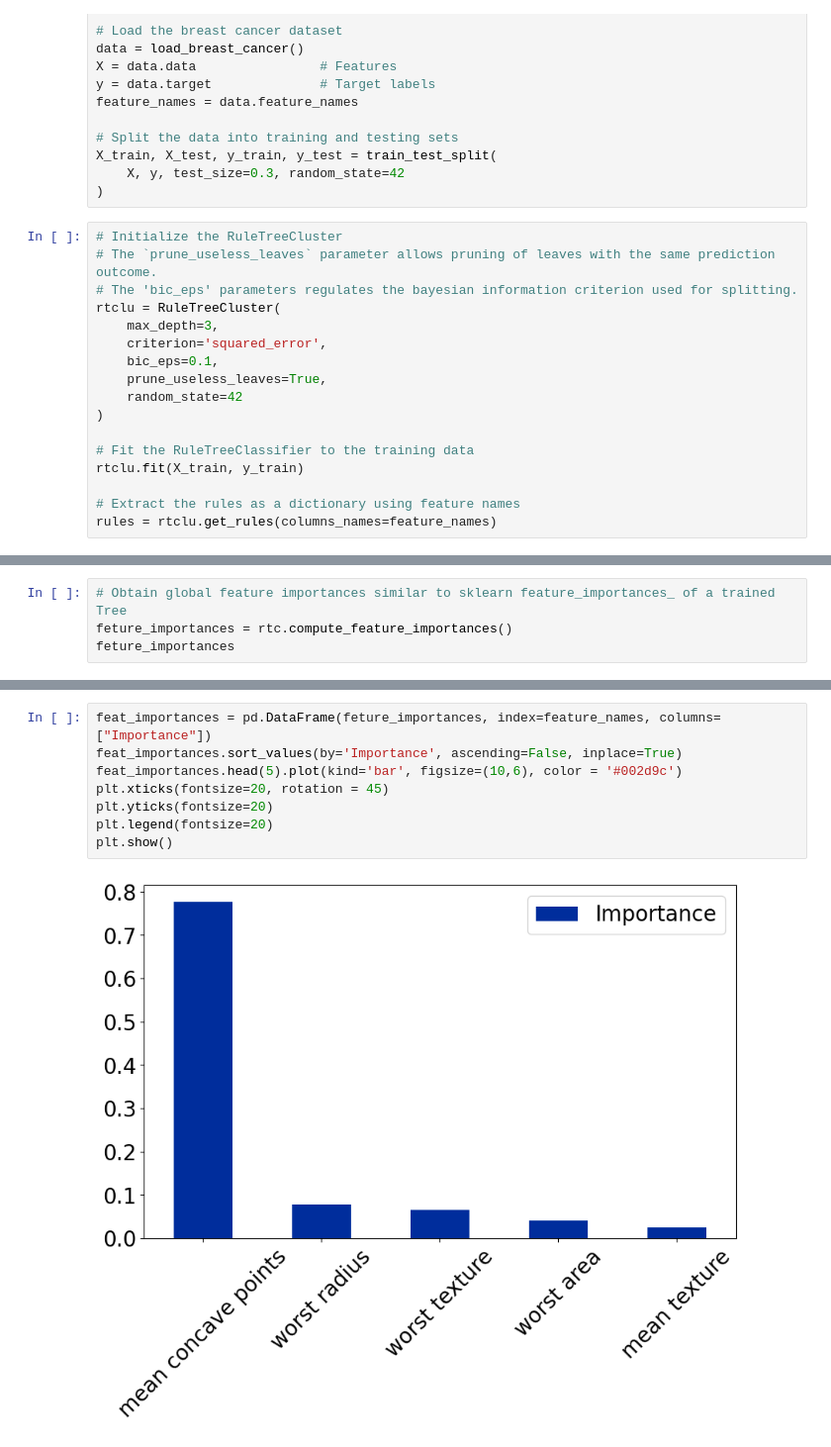
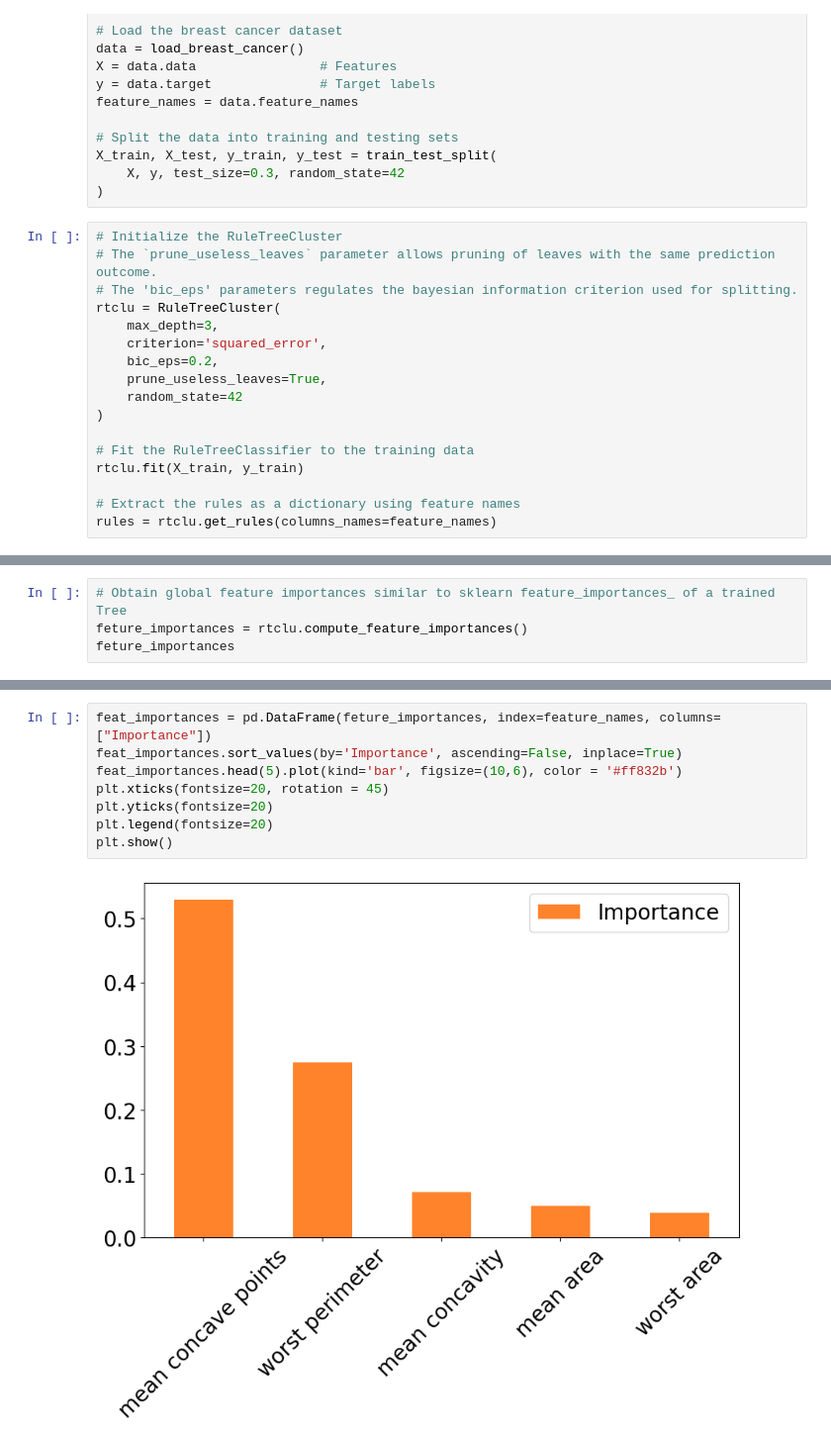
Before and after one commit to fismimosa/RuleTree, a Jupyter notebook: Examples/RuleTreeCluster_example.ipynb, the cells around one changed output, grey strips where cells are left out. Shown at 99% size. Saved outputs shown, nothing was run; the diff lists cells and outputs as text.

```diff
--- a/Examples/RuleTreeCluster_example.ipynb
+++ b/Examples/RuleTreeCluster_example.ipynb
@@ -28,7 +28,7 @@ X_train, X_test, y_train, y_test = train_test_split(
 rtclu = RuleTreeCluster(
     max_depth=3,
     criterion='squared_error',
-    bic_eps=0.1,
+    bic_eps=0.2,
     prune_useless_leaves=True,
     random_state=42
 )
@@ -81,5 +68,5 @@ Accuracy result
 # %%
 # Obtain global feature importances similar to sklearn feature_importances_ of a trained Tree
-feture_importances = rtc.compute_feature_importances()
+feture_importances = rtclu.compute_feature_importances()
 feture_importances
 # %% [output]
@@ -92,10 +79,10 @@ array([0.        , 0.02516887, 0.        , 0.        , 0.        ,
 # %%
 feat_importances = pd.DataFrame(feture_importances, index=feature_names, columns=["Importance"])
 feat_importances.sort_values(by='Importance', ascending=False, inplace=True)
-feat_importances.head(5).plot(kind='bar', figsize=(10,6), color = '#002d9c')
+feat_importances.head(5).plot(kind='bar', figsize=(10,6), color = '#ff832b')
 plt.xticks(fontsize=20, rotation = 45)
 plt.yticks(fontsize=20)
 plt.legend(fontsize=20)
 plt.show()
 # %% [output]
-[figure, old version]
+[figure, new version]
```
Also changed, not shown: parts of 7 cells of this notebook.
